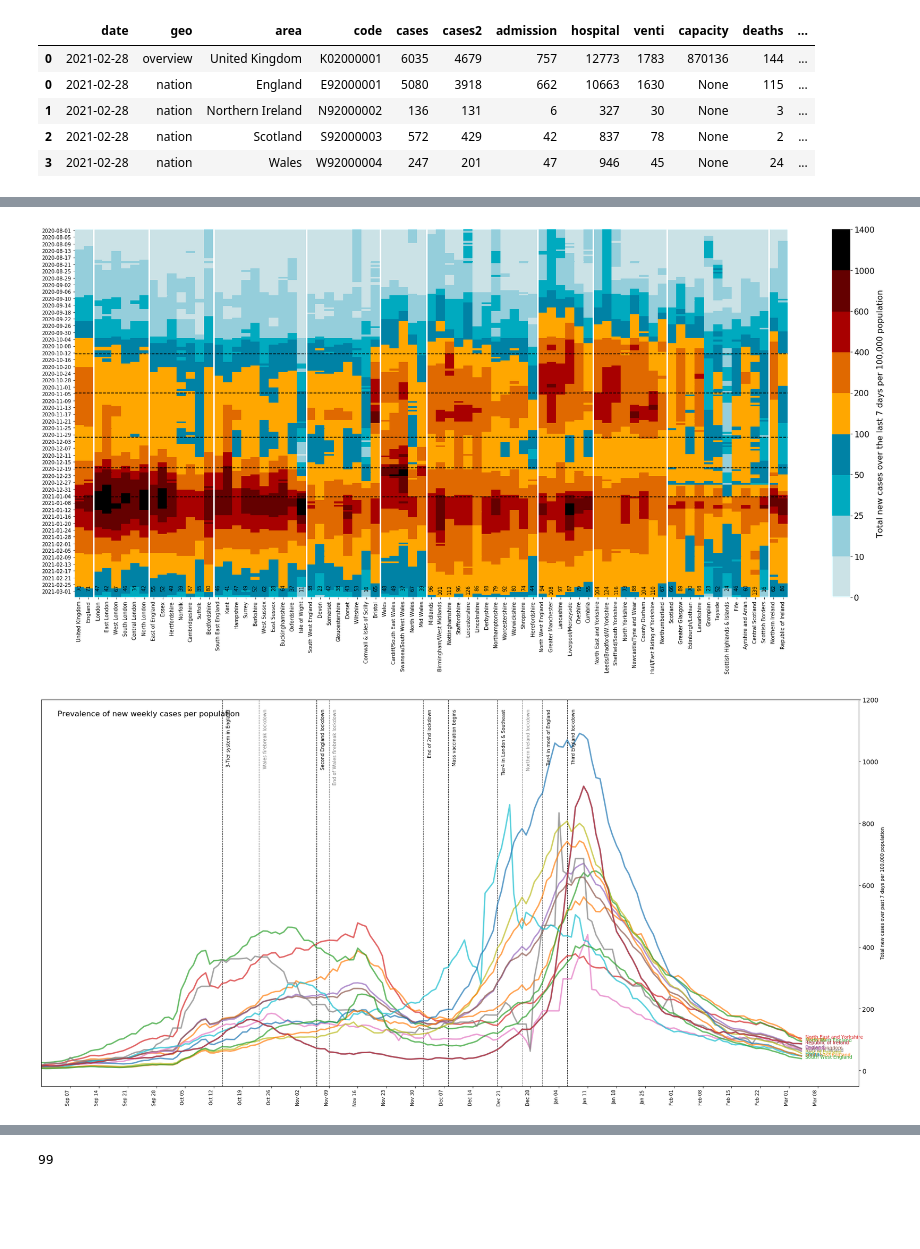
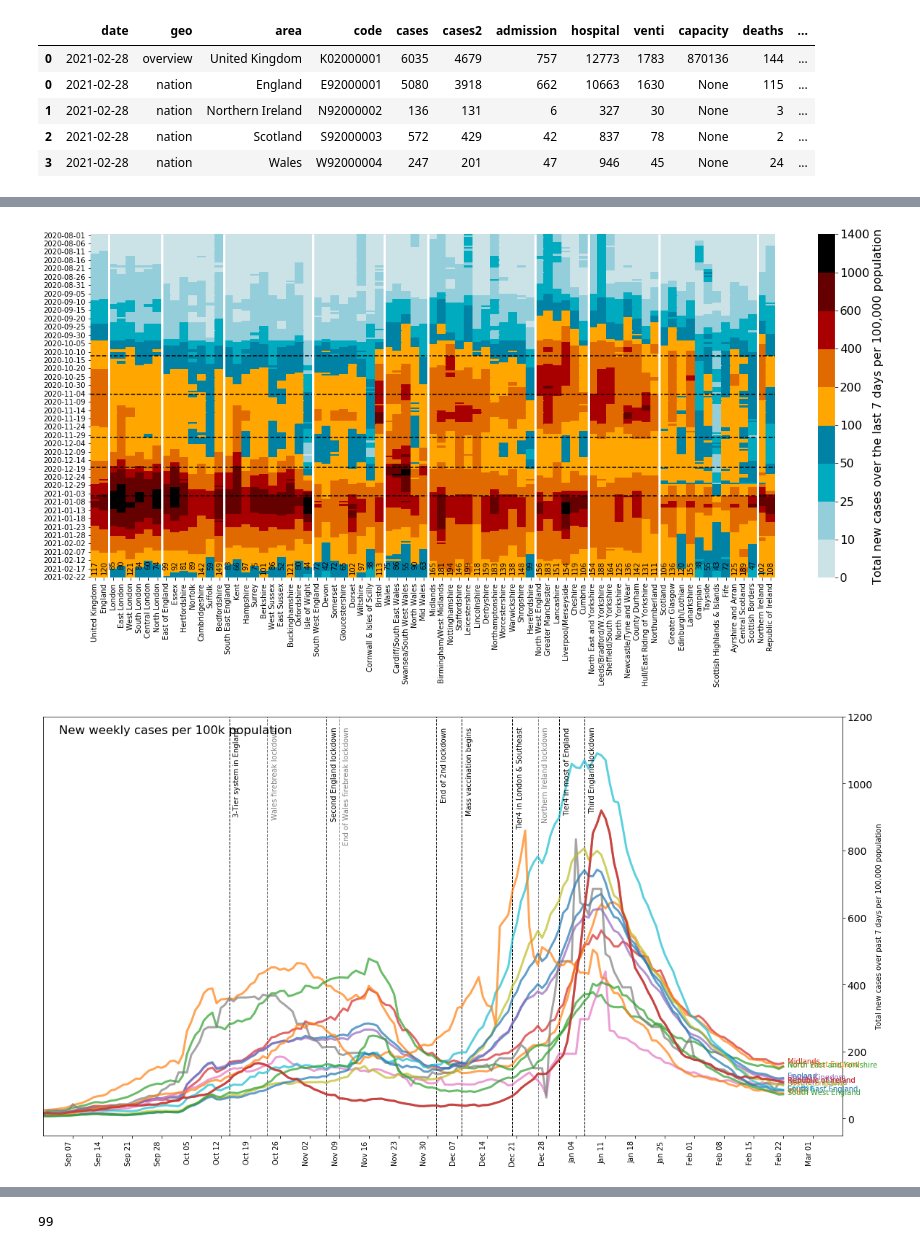
Before and after one commit to khairulomar/Covid-19-UK, a Jupyter notebook: uk-covid.ipynb, the cells around one changed output, grey strips where cells are left out. Saved outputs shown, nothing was run; the diff lists cells and outputs as text; code cells hidden in the pictures; blank space fills up the shorter version.

```diff
--- a/uk-covid.ipynb
+++ b/uk-covid.ipynb
@@ -87,9 +87,9 @@ df = df.join(geodata, on='code', how='left', rsuffix='2').fillna(0)
 # # If using latest data
 latest_date = df.date.max()
 
-# # If using up till a point of time
-# latest_date = pd.to_datetime('20200831', format='%Y%m%d')
-# df = df[df.date <= latest_date]
+# If using up till a point of time
+latest_date = pd.to_datetime('20210222', format='%Y%m%d')
+df = df[df.date <= latest_date]
 # %%
 # First and second wave
 start_date1 = '20200306' # date of first death
@@ -396,7 +401,8 @@ data['date'] = data['date'].dt.date
 dfgrid = pd.pivot_table(data, values='cases_100k', index='date', columns='area', aggfunc=np.sum)
 dfgrid = dfgrid[region_list]
 # %%
-fig, ax = plt.subplots(figsize=(25.5,12.5))
+# fig, ax = plt.subplots(figsize=(25.5,12.5))
+fig, ax = plt.subplots(figsize=(17.5,9))
 
 cmap = colors.ListedColormap(['#CBE2E6','#95CEDB','#00AABF','#0082A5','#FFA700','#E06900','#A80000','#640000','black'])
 bounds=[0,10,25,50,100,200,400,600,1000,1400]
@@ -405,7 +411,8 @@ norm = colors.BoundaryNorm(bounds, cmap.N)
 ax = sns.heatmap(dfgrid[region_order].T, cmap=cmap, norm=norm)
 
 for n, latest in enumerate(dfgrid[region_order].iloc[-1].T):
-    ax.text(len(dfgrid[region_order].index)*1.04, n+0.5, round(latest,1), ha='right', va='center', size=16)
+    # ax.text(len(dfgrid[region_order].index)*1.04, n+0.5, round(latest,1), ha='right', va='center', size=16)
+    ax.text(len(dfgrid[region_order].index)*1.05, n+0.5, round(latest,1), ha='right', va='center', size=14)
 
 ax.vlines([73,96,122,140,157], *ax.get_ylim(), ls='dashed', lw=2)
 ax.hlines(range(len(region_order)), *ax.get_xlim(), color='white', lw=4)
@@ -433,5 +440,6 @@ plt.show()
 # %%
-fig, ax = plt.subplots(figsize=(25.5,12.5))
+# fig, ax = plt.subplots(figsize=(25.5,12.5))
+fig, ax = plt.subplots(figsize=(17.5,9))
 
 cmap = colors.ListedColormap(['#CBE2E6','#95CEDB','#00AABF','#0082A5','#FFA700','#E06900','#A80000','#640000','black'])
 bounds=[0,10,25,50,100,200,400,600,1000,1400]
@@ -444,7 +452,8 @@ region_list2 = pd.DataFrame(region_list[:-1])
 ax.vlines(region_list2[region_list2.isin(region_order)].dropna().index[2:], *ax.get_ylim(), color='white', lw=3)
 
 for n, latest in enumerate(dfgrid.iloc[-1].T):
-    ax.text(n+0.5,len(dfgrid.index)*0.965, int(latest), ha='center', va='top', rotation=90)
+    #ax.text(n+0.5,len(dfgrid.index)*0.965, int(latest), ha='center', va='top', rotation=90)
+    ax.text(n+0.5,len(dfgrid.index)*0.95, int(latest), ha='center', va='top', rotation=90)
 
 colorbar = ax.collections[0].colorbar
 colorbar.set_ticks(bounds)
@@ -461,7 +470,7 @@ plt.tight_layout()
 plt.savefig(f"covid-uk4_incidence_rate_by_county", pad_inches=0, bbox_inches="tight")
 plt.show()
 # %% [output]
-[figure, old version]
+[figure, new version]
 # %%
 # Select 1 if showing as per reported date, or 2 if as per specimen date
 show = 1
@@ -484,40 +493,41 @@ latest_date2 = source.date.max()
 regions2 = list(source[source.date == latest_date2].sort_values(col1, ascending=False).area) + ['Republic of Ireland']
 # regions2.remove(0)
 
-fig, ax = plt.subplots(figsize=(25.5,12.5))
+#fig, ax = plt.subplots(figsize=(25.5,12.5))
+fig, ax = plt.subplots(figsize=(16.5,9))
 
 for n in range(len(lockdowns)):
     ax.vlines(pd.to_datetime(list(lockdowns.keys())[n], format='%Y%m%d'), -50, ymax+50, lw=1, dashes='--')
     ax.text(pd.to_datetime(list(lockdowns.keys())[n], format='%Y%m%d') + pd.DateOffset(1), ymax-30, list(lockdowns.values())[n], rotation=90, va='top')
 
 for n in range(len(lockdowns2)):
     ax.vlines(pd.to_datetime(list(lockdowns2.keys())[n], format='%Y%m%d'), -50, ymax+50, lw=1, dashes='--', color='grey')
     ax.text(pd.to_datetime(list(lockdowns2.keys())[n], format='%Y%m%d') + pd.DateOffset(1), ymax-30, list(lockdowns2.values())[n], rotation=90, va='top', color='grey')
 
 for n, region in enumerate(regions2):
     data = source[(source.area==region) & (source.date > pd.to_datetime(start_date2, format='%Y%m%d'))].set_index('date')[col1]
     color = 3 if n==0 else (0 if n==3 else n)
     ax.plot(data, label=region, c=f'C{color}', lw=3, alpha=0.7)
     ax.text(latest_date2 + pd.DateOffset(1), data.loc[latest_date2], region, c=f'C{color}', fontsize=10)
 
 ax.xaxis.set_major_formatter(mdates.DateFormatter("%b %d"))
 
 ax.set_xlim(pd.to_datetime(start_date3, format='%Y%m%d'), latest_date + pd.DateOffset(14))
 ax.set_xticks(xticks)
 ax.set_ylim(-50, ymax)
 
 plt.ylabel('Total new cases over past 7 days per 100,000 population')
 ax.yaxis.tick_right()
 ax.yaxis.set_label_position('right')
 ax.tick_params(axis="y", labelsize=14)
-ax.set_title('Prevalence of new weekly cases per population', fontsize=16.5, x=0.02, y=0.95, horizontalalignment='left')
+ax.set_title('New weekly cases per 100k population', fontsize=16.5, x=0.02, y=0.95, horizontalalignment='left')
 
 fig.autofmt_xdate(rotation=90)
 plt.tight_layout()
 plt.savefig(f"covid-uk5_incidence_rate_by_region{'' if show==1 else '_by_specimen_dt'}", pad_inches=0)
 plt.show()
 # %% [output]
-[figure, old version]
+[figure, new version]
 # %%
 cols    = ['hospital', 'deaths_total']
 ylabels = ['Number of patients in hospital', 'Cumulative number of deaths']
```
Also changed, not shown: parts of 12 cells of this notebook.
